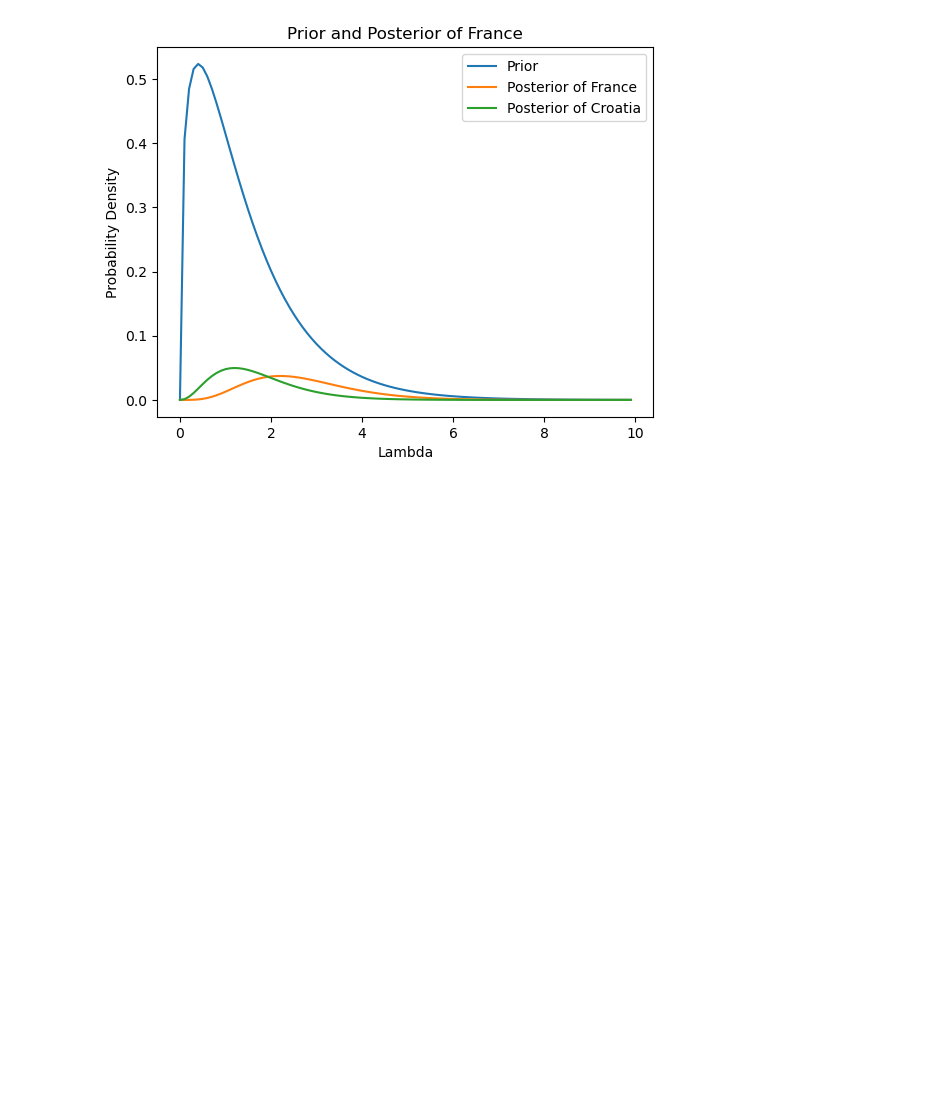
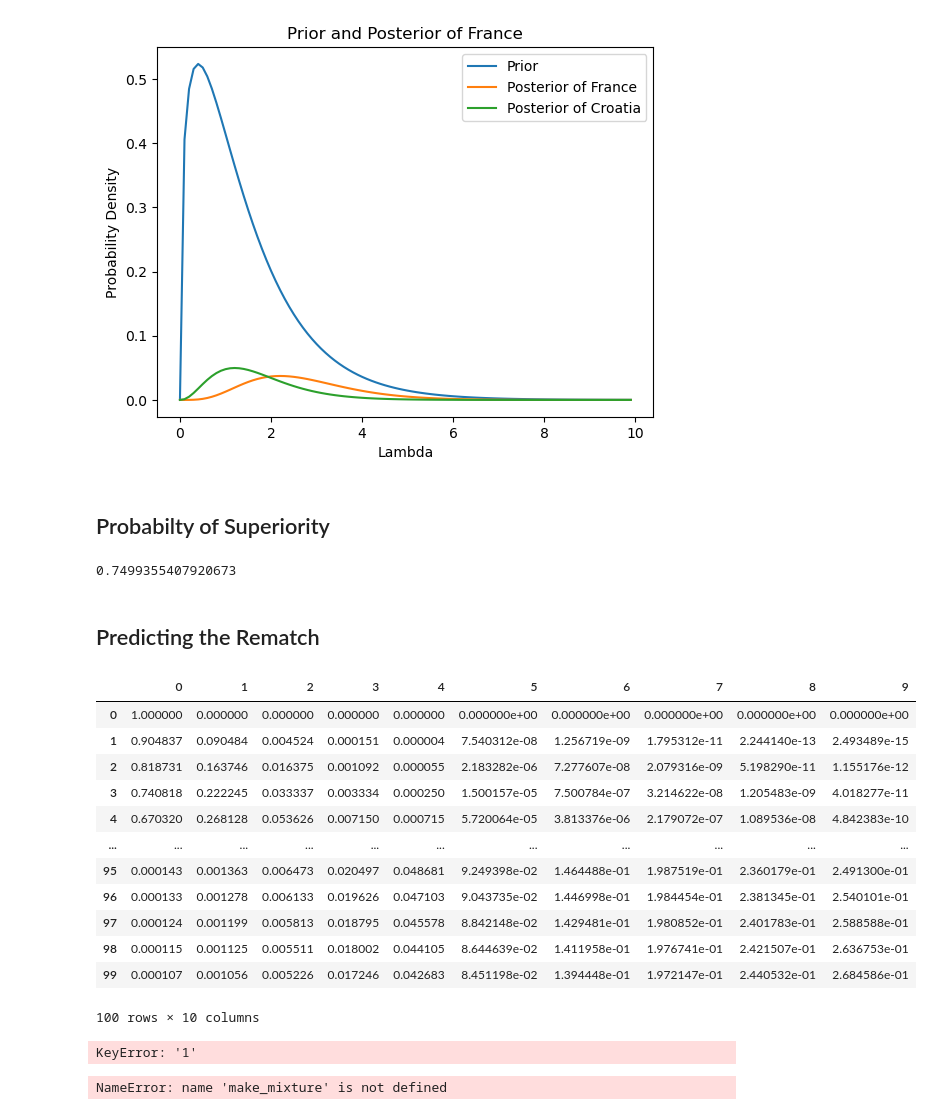
Before and after one commit to harrrilan/DS122_Probability_Theory, a Jupyter notebook: Lecture_Notes/Poisson_Process.ipynb, the cells around one changed output. Drawn from its saved outputs; the diff is of its cells as text; code cells hidden in the pictures; blank space fills up the shorter version.

```diff
--- a/Lecture_Notes/Poisson_Process.ipynb
+++ b/Lecture_Notes/Poisson_Process.ipynb
@@ -73,3 +91,55 @@ plt.legend()
 plt.show()
 # %% [output]
 [figure]
+# %% [markdown]
+## Probabilty of Superiority
+# %%
+def prob_of_s(dist1, dist2):
+    """Compute the probability of superiority."""
+    total = 0
+    for index1, row1 in dist1.iterrows():
+        for index2, row2 in dist2.iterrows():
+            if row1['lams'] > row2['lams']:
+                total += row1['probs'] * row2['probs']
+    return total
+
+prob_of_s(france, croatia)
+# %% [output]
+0.7499355407920673
+# %% [markdown]
+## Predicting the Rematch
+# %%
+pmf_table = pd.DataFrame([[poisson.pmf(goals,lam) for goals in range(10)] for lam in prior['lams']])
+pmf_table = (pmf_table.T / pmf_table.T.sum()).T
+pmf_table
+# %% [output]
+|  | 0 | 1 | 2 | 3 | 4 | 5 | 6 | 7 | 8 | 9 |
+| 0 | 1.000000 | 0.000000 | 0.000000 | 0.000000 | 0.000000 | 0.000000e+00 | 0.000000e+00 | 0.000000e+00 | 0.000000e+00 | 0.000000e+00 |
+| 1 | 0.904837 | 0.090484 | 0.004524 | 0.000151 | 0.000004 | 7.540312e-08 | 1.256719e-09 | 1.795312e-11 | 2.244140e-13 | 2.493489e-15 |
+| 2 | 0.818731 | 0.163746 | 0.016375 | 0.001092 | 0.000055 | 2.183282e-06 | 7.277607e-08 | 2.079316e-09 | 5.198290e-11 | 1.155176e-12 |
+| 3 | 0.740818 | 0.222245 | 0.033337 | 0.003334 | 0.000250 | 1.500157e-05 | 7.500784e-07 | 3.214622e-08 | 1.205483e-09 | 4.018277e-11 |
+| 4 | 0.670320 | 0.268128 | 0.053626 | 0.007150 | 0.000715 | 5.720064e-05 | 3.813376e-06 | 2.179072e-07 | 1.089536e-08 | 4.842383e-10 |
+| ... | ... | ... | ... | ... | ... | ... | ... | ... | ... | ... |
+| 95 | 0.000143 | 0.001363 | 0.006473 | 0.020497 | 0.048681 | 9.249398e-02 | 1.464488e-01 | 1.987519e-01 | 2.360179e-01 | 2.491300e-01 |
+| 96 | 0.000133 | 0.001278 | 0.006133 | 0.019626 | 0.047103 | 9.043735e-02 | 1.446998e-01 | 1.984454e-01 | 2.381345e-01 | 2.540101e-01 |
+| 97 | 0.000124 | 0.001199 | 0.005813 | 0.018795 | 0.045578 | 8.842148e-02 | 1.429481e-01 | 1.980852e-01 | 2.401783e-01 | 2.588588e-01 |
+| 98 | 0.000115 | 0.001125 | 0.005511 | 0.018002 | 0.044105 | 8.644639e-02 | 1.411958e-01 | 1.976741e-01 | 2.421507e-01 | 2.636753e-01 |
+| 99 | 0.000107 | 0.001056 | 0.005226 | 0.017246 | 0.042683 | 8.451198e-02 | 1.394448e-01 | 1.972147e-01 | 2.440532e-01 | 2.684586e-01 |
+100 rows × 10 columns
+# %%
+plt.plot(prior['lams'], pmf_table['1'], label='Lambda = 0')
+plt.plot(prior['lams'], pmf_table['2'], label='Lambda = 1')
+plt.plot(prior['lams'], pmf_table['3'], label='Lambda = 2')
+
+plt.xlabel('Lambda')
+plt.ylabel('Probability Density')
+plt.title('Prior and Posterior of France')
+plt.legend()
+plt.show()
+# %% [output]
+KeyError: '1'
+# %%
+pred_france = make_mixture(pmf_table, france['probs'])
+pred_croatia = make_mixture(pmf_table, croatia['probs'])
+# %% [output]
+NameError: name 'make_mixture' is not defined
```
Also changed, not shown: parts of 2 cells of this notebook.
